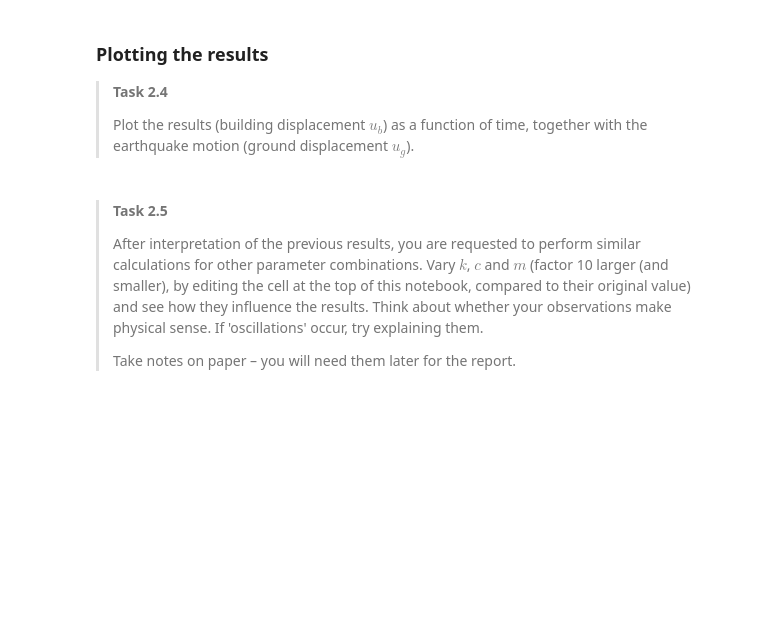
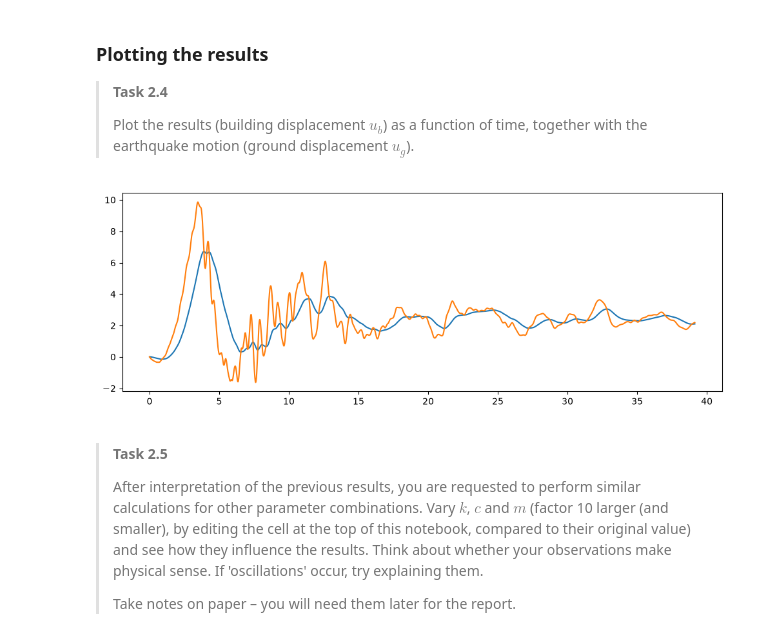
Before and after one commit to prajwalabc/GA1.2, a Jupyter notebook: 1Ddynamics.ipynb, the cells around one changed output. Drawn from its saved outputs; the diff is of its cells as text; code cells hidden in the pictures; blank space fills up the shorter version.

```diff
--- a/1Ddynamics.ipynb
+++ b/1Ddynamics.ipynb
@@ -297,9 +297,11 @@ AssertionError: Incorrect value at index 100.
 ></div>
 # %%
 plt.figure(figsize=(12, 4))
-### YOUR CODE HERE ###
-### YOUR CODE HERE ###
+plt.plot(t,ub)
+plt.plot(t,ug)
 plt.show()
+# %% [output]
+[figure, added]
 # %% [markdown]
 ><p>
 >
```
